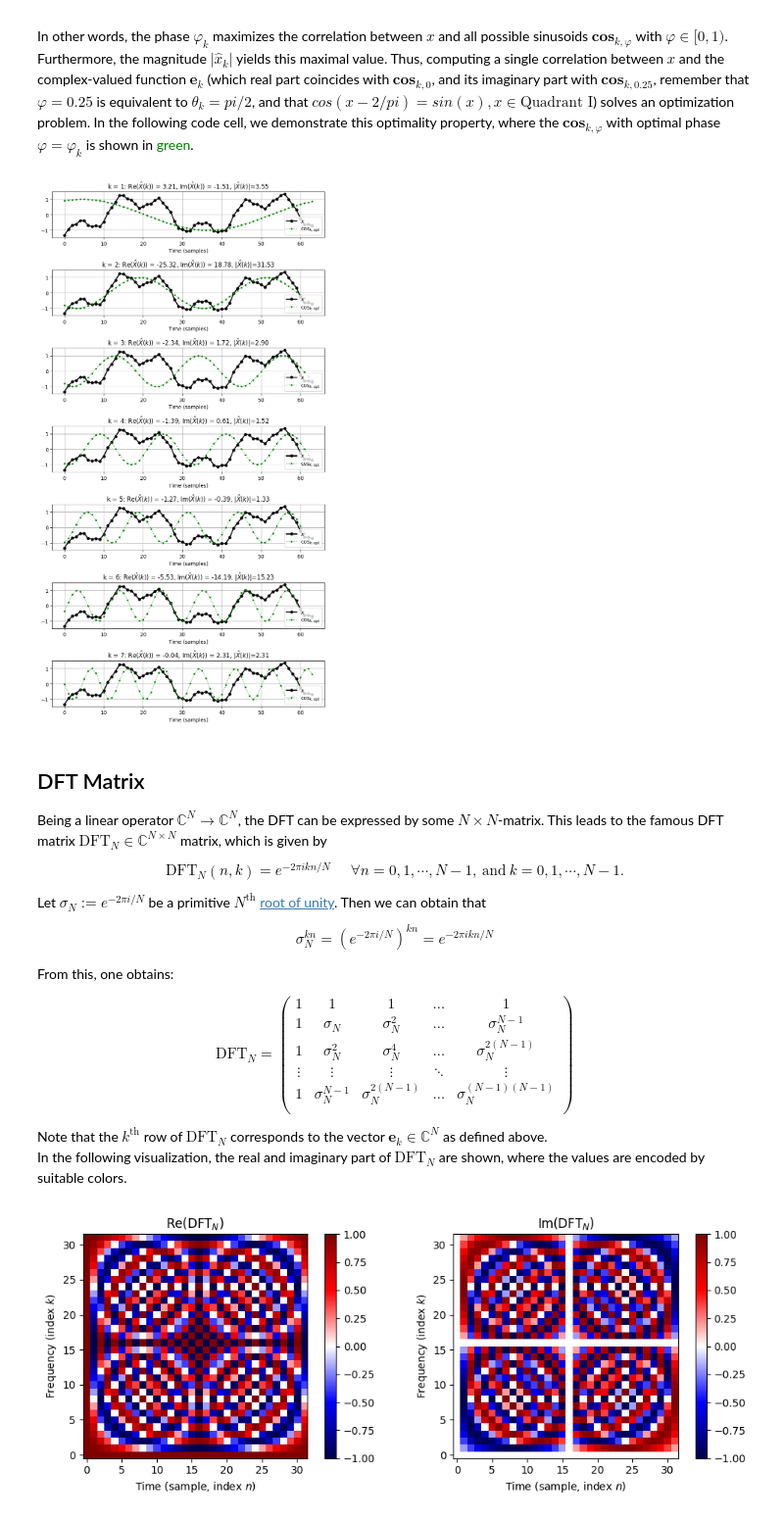
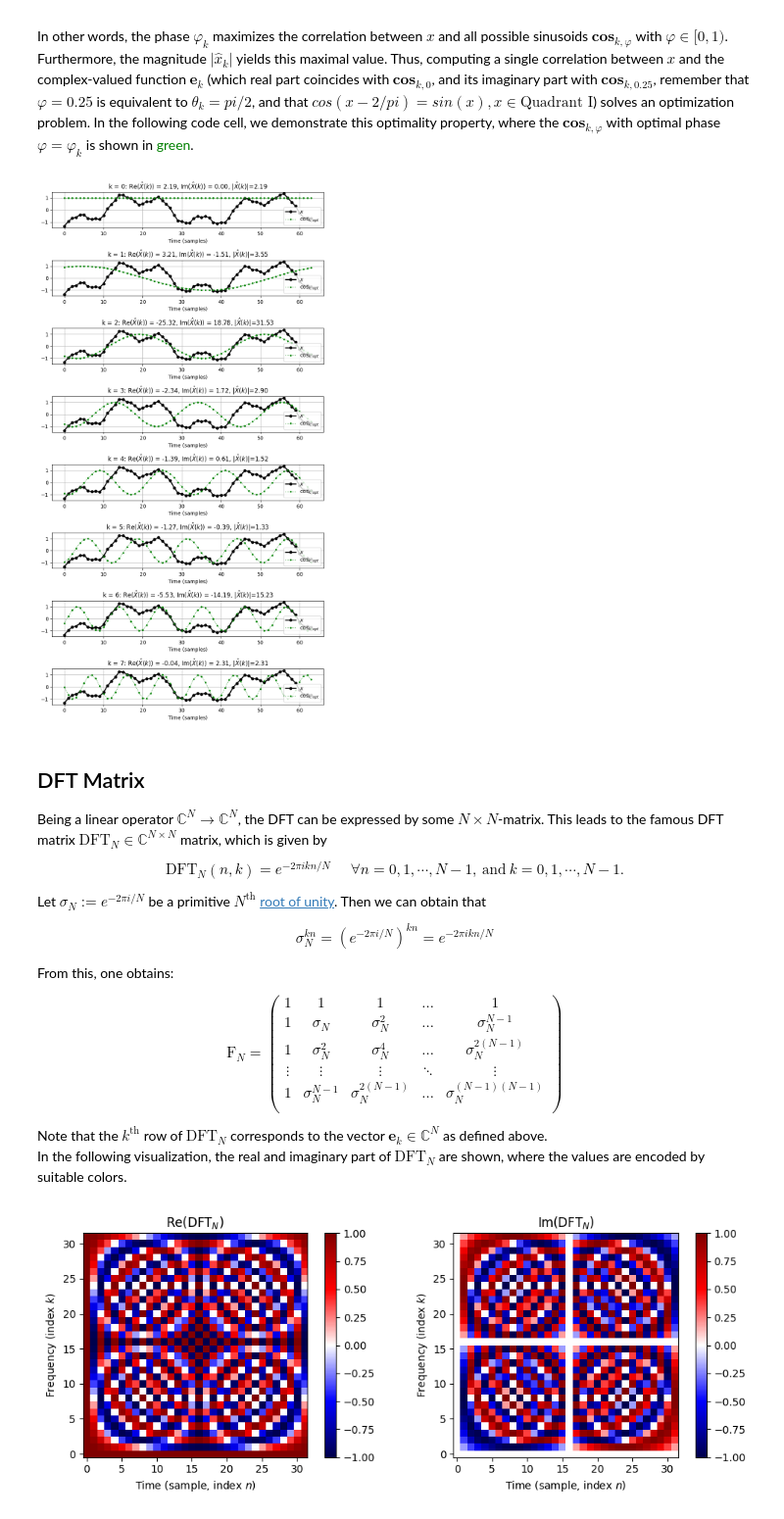
Before and after one commit to wkCircle/hf_audio_tutorial, a Jupyter notebook: FAU_PCP/09_dft_and_fft.ipynb, the cells around one changed output. Shown at 98% size. Drawn from its saved outputs; the diff is of its cells as text; code cells hidden in the pictures.

```diff
--- a/FAU_PCP/09_dft_and_fft.ipynb
+++ b/FAU_PCP/09_dft_and_fft.ipynb
@@ -181,8 +181,8 @@ N = 64
 x, t = signal.generate_example_signal(Fs=N, dur=1)
 
 plt.figure(figsize=(8, 15))
-for k in range(1, 8):
-    ax = plt.subplot(7, 1, k)
+for k in range(0, 8):
+    ax = plt.subplot(8, 1, k+1)
     plot_signal_e_k(ax, x, k=k)
 
 plt.tight_layout()
@@ -220,13 +220,13 @@ Defining $\varphi_k := - \frac{\theta_k}{2 \pi}$, which is exactly the conversio
 In other words, the phase $\varphi_k$ maximizes the correlation between $x$ and all possible sinusoids $\mathbf{cos}_{k,\varphi}$ with $\varphi\in[0,1)$. Furthermore, the magnitude $|\hat{x}_k|$ yields this maximal value. Thus, computing a single correlation between $x$ and the complex-valued function $\mathbf{e}_k$ (which real part coincides with $\mathbf{cos}_{k,0}$, and its imaginary part with $\mathbf{cos}_{k,0.25}$, remember that $\varphi=0.25$ is equivalent to $\theta_k=pi/2$, and that $cos(x - 2/pi) = sin(x), x \in \text{Quadrant I}$) solves an optimization problem. In the following code cell, we demonstrate this optimality property, where the $\mathbf{cos}_{k,\varphi}$ with optimal phase $\varphi=\varphi_k$ is shown in <font color='green'>green</font>.
 # %%
 plt.figure(figsize=(8, 15))
-for k in range(1, 8):
-    ax = plt.subplot(7, 1, k)
+for k in range(0, 8):
+    ax = plt.subplot(8, 1, k+1)
     plot_signal_e_k(ax, x, k=k, show_e=False, show_opt=True)
 
 plt.tight_layout()
 # %% [output]
-[figure, old version]
+[figure, new version]
 # %% [markdown]
 <a id='dftmatrix'></a>
 ## DFT Matrix
@@ -242,7 +242,7 @@ $$ \sigma_N^{kn} = (e^{-2 \pi i / N})^{kn} = e^{-2 \pi i k n / N}$$
 From this, one obtains:
 
 $$
-\mathrm{DFT}_N =
+\mathrm{F}_N =
 \begin{pmatrix}
     1 & 1 & 1 & \dots  & 1 \\
     1 & \sigma_N & \sigma_N^2 & \dots  & \sigma_N^{N-1} \\
```
Also changed, not shown: parts of 2 cells of this notebook, 1 other file.
